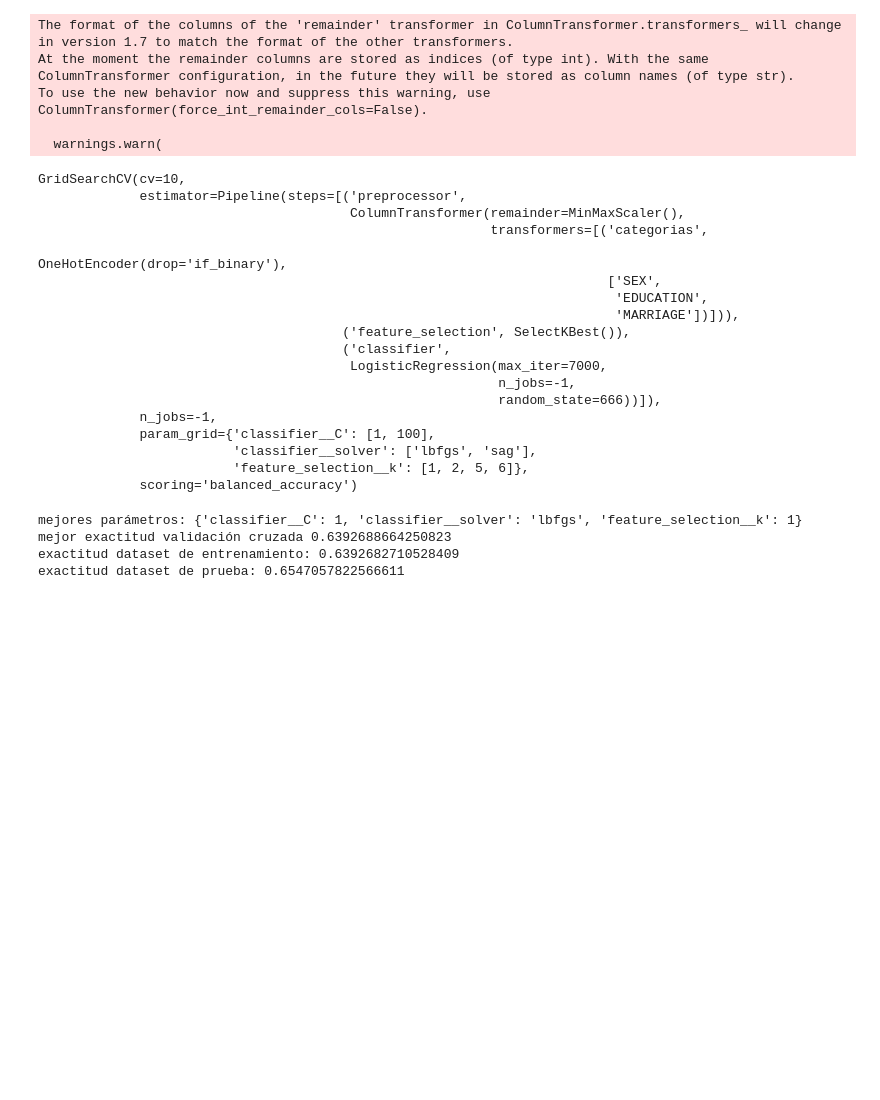
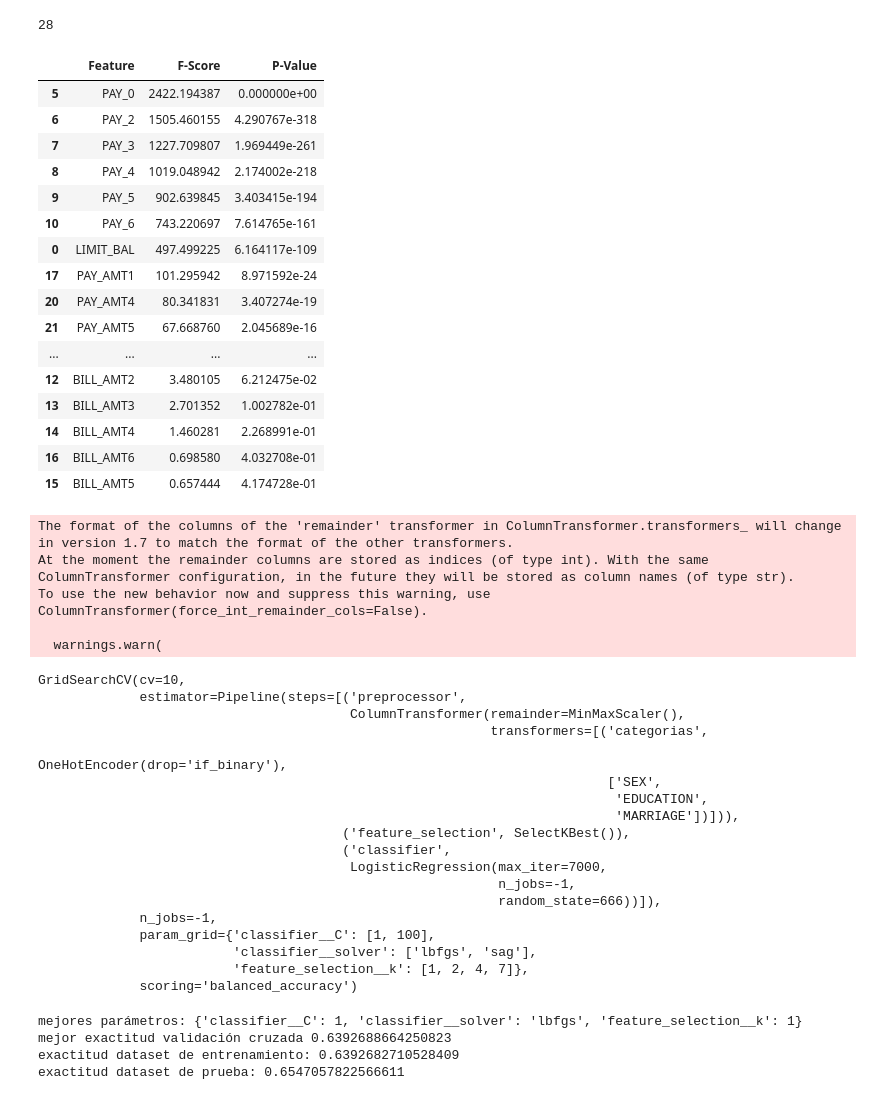
Before and after one commit to 2024-2-analitica-predictiva/20204-2-LAB-02-prediccion-del-default-usando-logreg-Felipe-Arikpa, a Jupyter notebook: homework/notebook.ipynb, the cells around one changed output. Drawn from its saved outputs; the diff is of its cells as text; code cells hidden in the pictures; blank space fills up the shorter version.

```diff
--- a/homework/notebook.ipynb
+++ b/homework/notebook.ipynb
@@ -80,26 +80,61 @@ columns_trans = ColumnTransformer(
     remainder=MinMaxScaler()
 )
 
+k_best_selector = SelectKBest(score_func=f_classif)
+
 pipeline = Pipeline(
     [
         ('preprocessor', columns_trans),
-        ('feature_selection', SelectKBest(score_func=f_classif)),
+        ('feature_selection', k_best_selector),
         ('classifier', LogisticRegression(penalty='l2', n_jobs=-1, random_state=666, max_iter=7000))
     ]
 )
 # %%
-# import pandas as pd
+import pandas as pd
 
-# x_transformed = columns_trans.fit_transform(x_train)
+x_transformed = columns_trans.fit_transform(x_train)
 
-# x_transformed_df = pd.DataFrame(x_transformed, columns=columns_trans.get_feature_names_out())
-# len(x_transformed_df.columns)
+x_transformed = pd.DataFrame(x_transformed, columns=columns_trans.get_feature_names_out())
+len(x_transformed.columns)
+# %% [output]
+28
+# %%
+k_best_selector.fit(x_train, y_train)
+
+feature_names = x_train.columns
+
+scores = pd.DataFrame({
+    'Feature': feature_names,
+    'F-Score': k_best_selector.scores_,
+    'P-Value': k_best_selector.pvalues_
+})
+
+scores = scores.sort_values(by='F-Score', ascending=False)
+scores
+# %% [output]
+|  | Feature | F-Score | P-Value |
+| 5 | PAY_0 | 2422.194387 | 0.000000e+00 |
+| 6 | PAY_2 | 1505.460155 | 4.290767e-318 |
+| 7 | PAY_3 | 1227.709807 | 1.969449e-261 |
+| 8 | PAY_4 | 1019.048942 | 2.174002e-218 |
+| 9 | PAY_5 | 902.639845 | 3.403415e-194 |
+| 10 | PAY_6 | 743.220697 | 7.614765e-161 |
+| 0 | LIMIT_BAL | 497.499225 | 6.164117e-109 |
+| 17 | PAY_AMT1 | 101.295942 | 8.971592e-24 |
+| 20 | PAY_AMT4 | 80.341831 | 3.407274e-19 |
+| 21 | PAY_AMT5 | 67.668760 | 2.045689e-16 |
+| ... | ... | ... | ... |
+| 12 | BILL_AMT2 | 3.480105 | 6.212475e-02 |
+| 13 | BILL_AMT3 | 2.701352 | 1.002782e-01 |
+| 14 | BILL_AMT4 | 1.460281 | 2.268991e-01 |
+| 16 | BILL_AMT6 | 0.698580 | 4.032708e-01 |
+| 15 | BILL_AMT5 | 0.657444 | 4.174728e-01 |
 # %%
 from sklearn.model_selection import ParameterGrid
 from sklearn.model_selection import GridSearchCV
 
 param_grid = {
-    'feature_selection__k': [1, 2, 5, 6],
+    'feature_selection__k': [1, 2, 4, 7],
     'classifier__C':[1, 100],
     'classifier__solver':['lbfgs', 'sag'],
     #'classifier__class_weight': [None, 'balanced']
@@ -137,7 +172,7 @@ GridSearchCV(cv=10,
              n_jobs=-1,
              param_grid={'classifier__C': [1, 100],
                          'classifier__solver': ['lbfgs', 'sag'],
-                         'feature_selection__k': [1, 2, 5, 6]},
+                         'feature_selection__k': [1, 2, 4, 7]},
              scoring='balanced_accuracy')
 # %%
 print('mejores parámetros:', model.best_params_)
```
Also changed, not shown: 1 other file.
